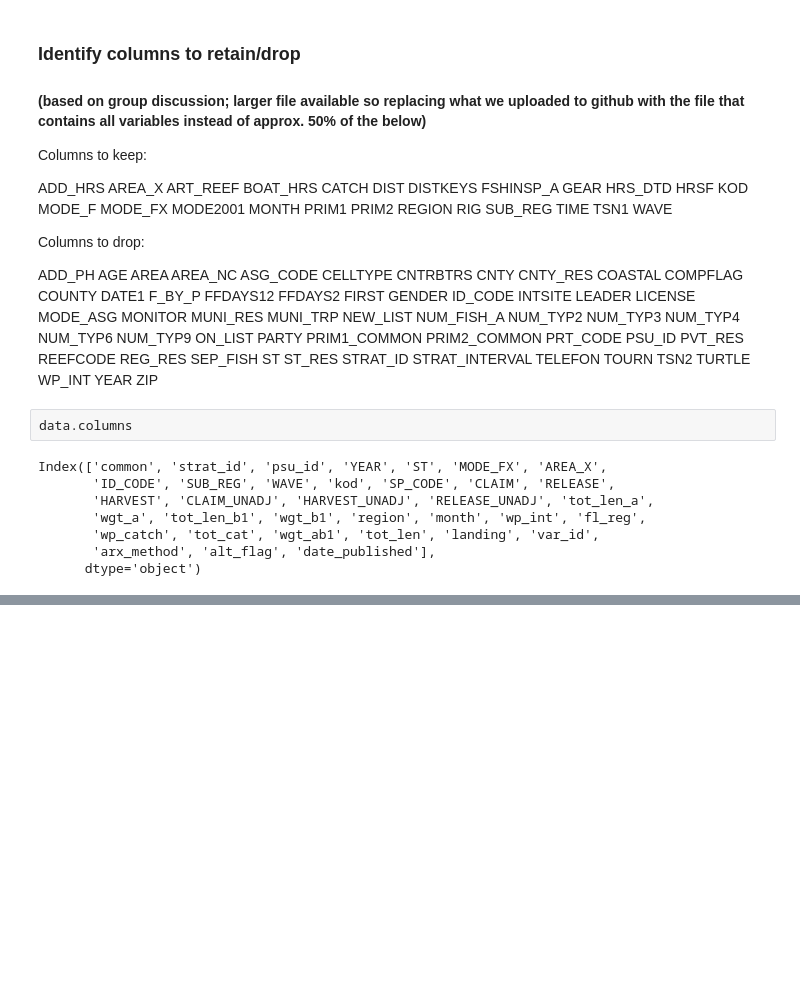
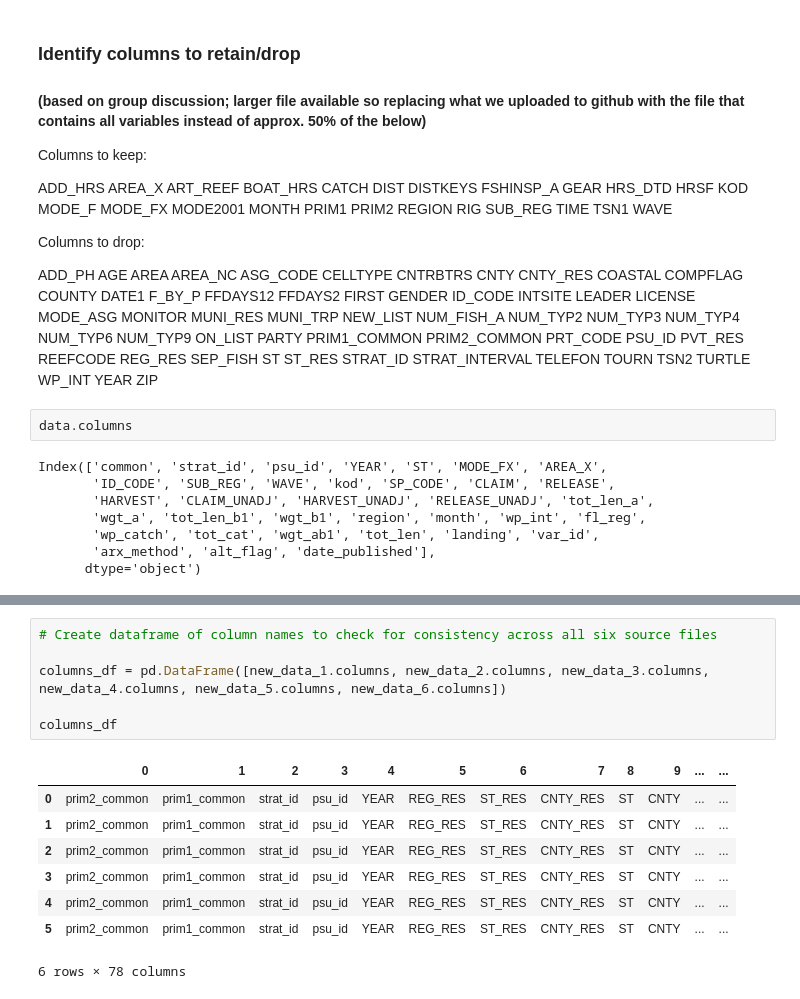
Before and after one commit to ddw26/Team-Frist-Center, a Jupyter notebook: mod_20_circle_s1.ipynb, the cells around one changed output, grey strips where cells are left out. Saved outputs shown, nothing was run; the diff lists cells and outputs as text; blank space fills up the shorter version.

```diff
--- a/mod_20_circle_s1.ipynb
+++ b/mod_20_circle_s1.ipynb
@@ -118,0 +162,15 @@ Index(['common', 'strat_id', 'psu_id', 'YEAR', 'ST', 'MODE_FX', 'AREA_X',
+# %%
+# Create dataframe of column names to check for consistency across all six source files
+
+columns_df = pd.DataFrame([new_data_1.columns, new_data_2.columns, new_data_3.columns, new_data_4.columns, new_data_5.columns, new_data_6.columns])
+
+columns_df
+# %% [output]
+|  | 0 | 1 | 2 | 3 | 4 | 5 | 6 | 7 | 8 | 9 | ... | ... |
+| 0 | prim2_common | prim1_common | strat_id | psu_id | YEAR | REG_RES | ST_RES | CNTY_RES | ST | CNTY | ... | ... |
+| 1 | prim2_common | prim1_common | strat_id | psu_id | YEAR | REG_RES | ST_RES | CNTY_RES | ST | CNTY | ... | ... |
+| 2 | prim2_common | prim1_common | strat_id | psu_id | YEAR | REG_RES | ST_RES | CNTY_RES | ST | CNTY | ... | ... |
+| 3 | prim2_common | prim1_common | strat_id | psu_id | YEAR | REG_RES | ST_RES | CNTY_RES | ST | CNTY | ... | ... |
+| 4 | prim2_common | prim1_common | strat_id | psu_id | YEAR | REG_RES | ST_RES | CNTY_RES | ST | CNTY | ... | ... |
+| 5 | prim2_common | prim1_common | strat_id | psu_id | YEAR | REG_RES | ST_RES | CNTY_RES | ST | CNTY | ... | ... |
+6 rows × 78 columns
```
Also changed, not shown: parts of 11 cells of this notebook.
